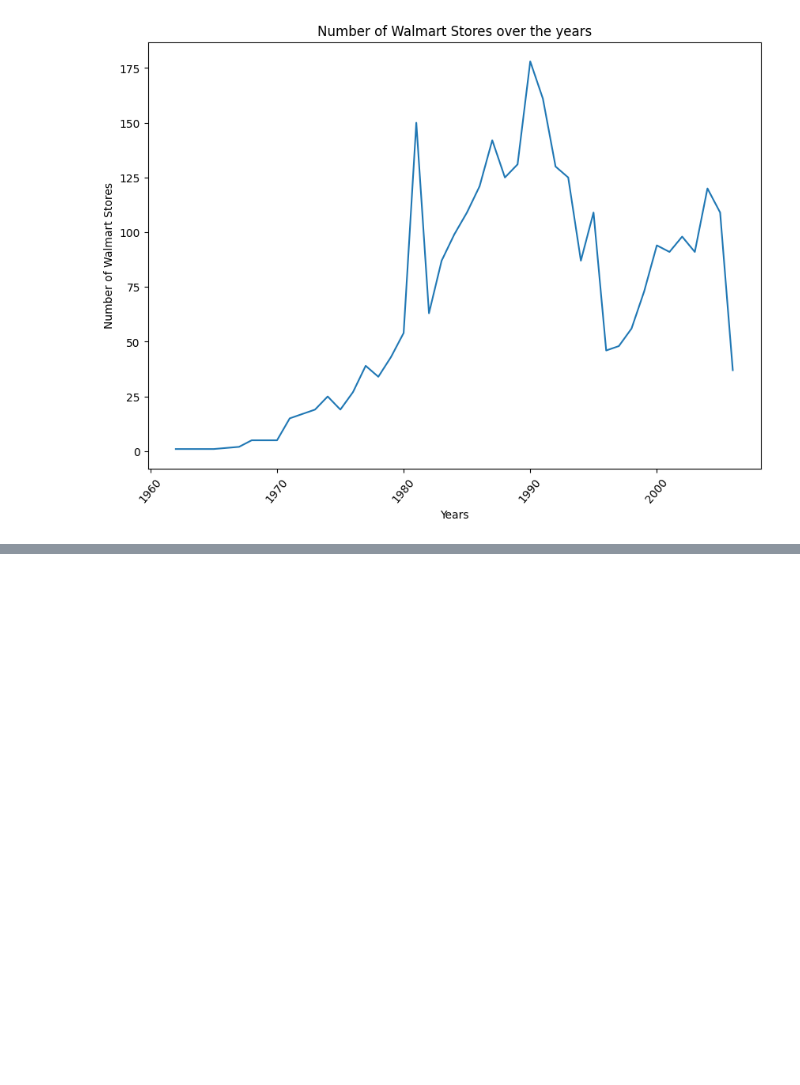
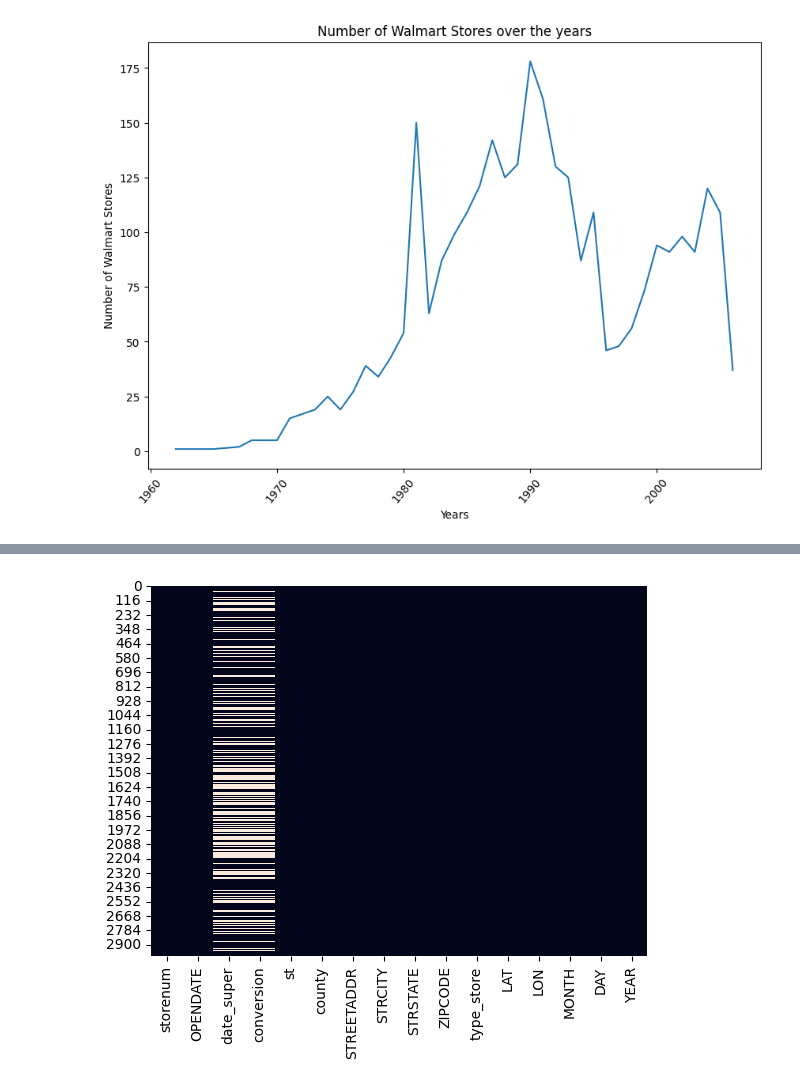
Before and after one commit to holman57/Business-Intelligence-Dashboard, a Jupyter notebook: examples/Plotly.ipynb, the cells around one changed output, grey strips where cells are left out. Saved outputs shown, nothing was run; the diff lists cells and outputs as text; code cells hidden in the pictures; blank space fills up the shorter version.

```diff
--- a/examples/Plotly.ipynb
+++ b/examples/Plotly.ipynb
@@ -153,0 +188,7 @@ px.scatter(data_frame=gapminder,
+# %%
+sns.heatmap(df.isnull(), cbar=False)
+plt.show()
+plt.savefig('seaborn.png')
+plt.close()
+# %% [output]
+[figure, added]
```
Also changed, not shown: parts of 15 cells of this notebook.
